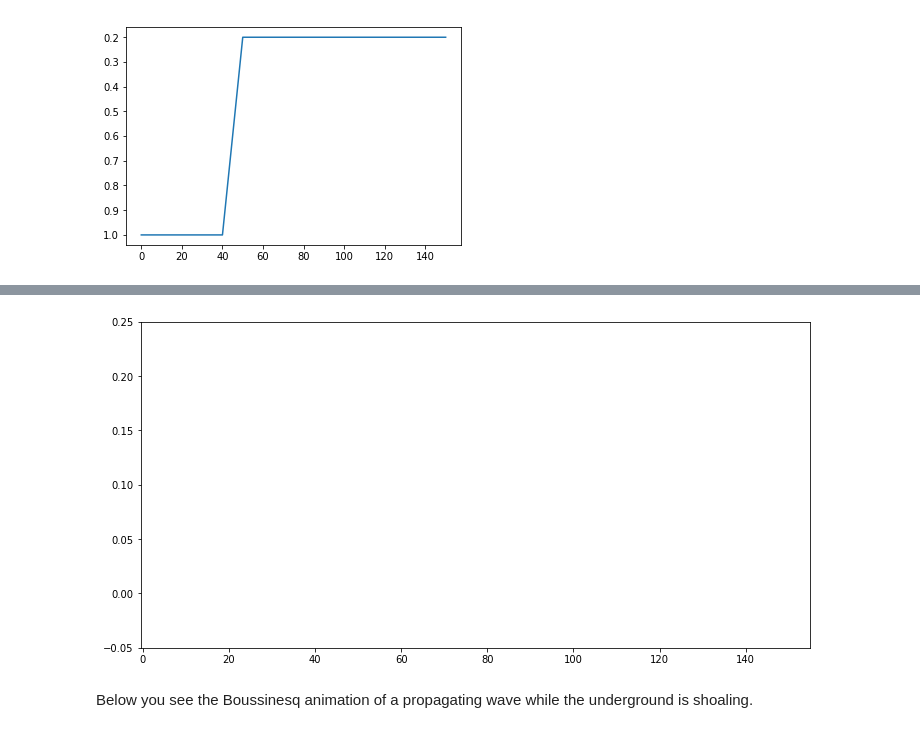
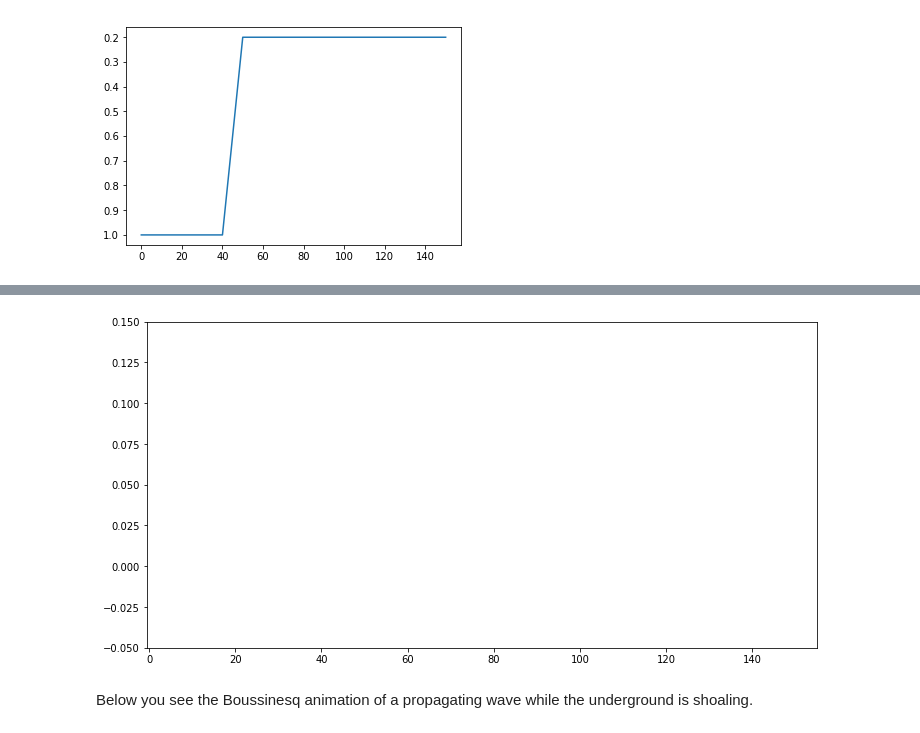
Before and after one commit to Reyna-RT/MEK9320, a Jupyter notebook: Second Assignment results.ipynb, the cells around one changed output, grey strips where cells are left out. Cells and saved outputs as stored; diff of their text form; code cells hidden in the pictures.

```diff
--- a/Second Assignment results.ipynb
+++ b/Second Assignment results.ipynb
@@ -1047,13 +1047,13 @@ sol
 # %%
 fig, ax = plt.subplots(figsize=(12, 6))
 
 ax.set_xlim(( -0.5, 155))
-ax.set_ylim((-0.05, 0.25))
+ax.set_ylim((-0.05, 0.15))
 
 line, = ax.plot([], [], lw=2)
 time_text = ax.text(0.8, 1.1, '', fontsize=20,transform=ax.transAxes)
 # %% [output]
-[figure, old version]
+[figure, new version]
 # %% [markdown]
 Below you see the Boussinesq animation of a propagating wave while the underground is shoaling.
 # %%
```
Also changed, not shown: parts of 10 cells of this notebook.
